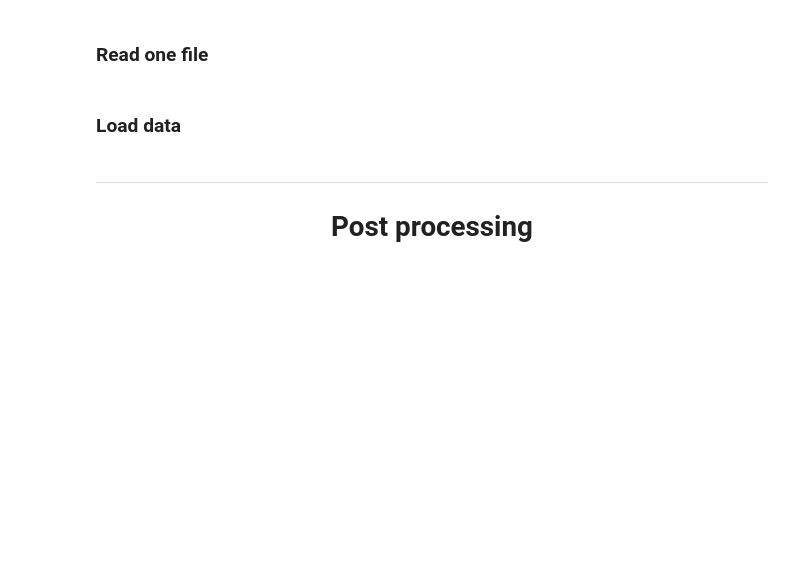
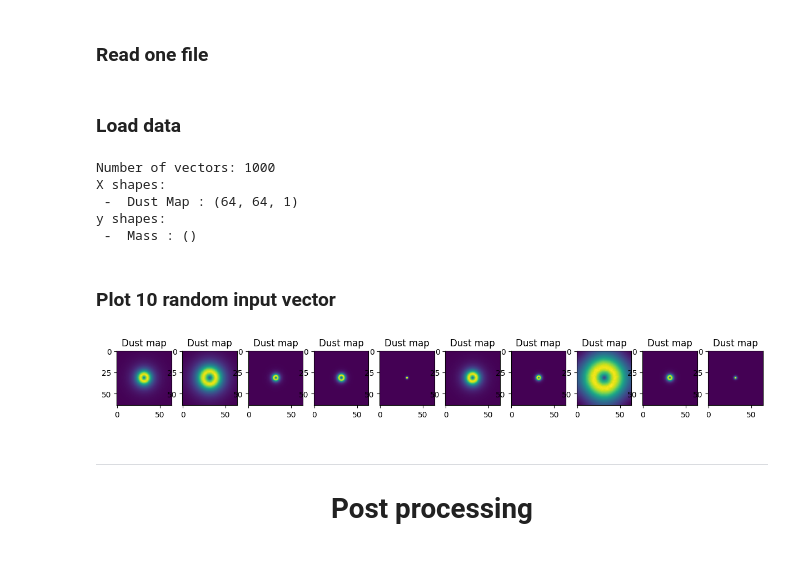
Before and after one commit to LeiRoF/M2-Internship, a Jupyter notebook: Train_Model_Sandbox.ipynb, the cells around one changed output. Cells and saved outputs as stored; diff of their text form; code cells hidden in the pictures; blank space fills up the shorter version.

Commit message:
🚧 Multiple input/outpur model

```diff
--- a/Train_Model_Sandbox.ipynb
+++ b/Train_Model_Sandbox.ipynb
@@ -153,16 +148,0 @@ nb_vectors = len(x)
-# %%
-# Plot 25 random dust map
-
-fig, axs = plt.subplots(5, 5, figsize=(15, 15))
-
-# sort by mass
-x_sorted = [x for _, x in sorted(zip(y, x))]
-y_sorted = sorted(y)
-
-for i in range(5):
-    for j in range(5):
-        # vec = np.random.randint(0, len(x)+1)
-        vec = (i*5+j) * len(x)//25
-        axs[i, j].set_title(f"Mass = {y_sorted[vec][0]:.2e} Msun")
-        im = axs[i, j].imshow(x_sorted[vec][0])
-        plt.colorbar(im)
@@ -186,3 +156,43 @@ for i in range(5):
+# %%
+print(f"Number of vectors: {nb_vectors}")
+print(f"X shapes:\n - ", '\n - '.join([f"{i[0]} : {i[1].shape}" for i in x[0].items()]))
+print(f"y shapes:\n - ", '\n - '.join([f"{i[0]} : {i[1].shape}" for i in y[0].items()]))
+# %% [output]
+Number of vectors: 1000
+X shapes:
+ -  Dust Map : (64, 64, 1)
+y shapes:
+ -  Mass : ()
+# %% [markdown]
+### Plot 10 random input vector
+# %%
+if is_notebook():
+
+    nb_axs = 0
+    if "Dust Map" in x[0]: nb_axs += 1
+    if "CO Cube" in x[0]: nb_axs += 1
+    if "N2H Cube" in x[0]: nb_axs += 1
+
+    fig, axs = plt.subplots(nb_axs, 10, figsize=(15, 5))
+    if nb_axs == 1: axs = np.array([axs])
+
+    for i in range(10):
+        vec = np.random.randint(0, len(x)+1)
+        nb_axis = 0
+        if "Dust Map" in x[0]:
+            axs[nb_axis, i].imshow(x[vec]["Dust Map"])
+            axs[nb_axis, i].set_title("Dust map")
+            nb_axis += 1
+        if "CO Cube" in x[0]:
+            axs[nb_axis, i].imshow(np.sum(x[vec]["CO Cube"], axis=(-1,-2)))
+            axs[nb_axis, i].set_title(f"CO map")
+            nb_axis += 1
+        if "N2H Cube" in x[0]:
+            axs[nb_axis, i].imshow(np.sum(x[vec]["N2H Cube"], axis=(-1,-2)))
+            axs[nb_axis, i].set_title(f"N2H+ map")
+            nb_axis += 1
+# %% [output]
+[figure, added]
 # %% [markdown]
 ---
 
```
Also changed, not shown: parts of 24 cells of this notebook, 20 other files.
